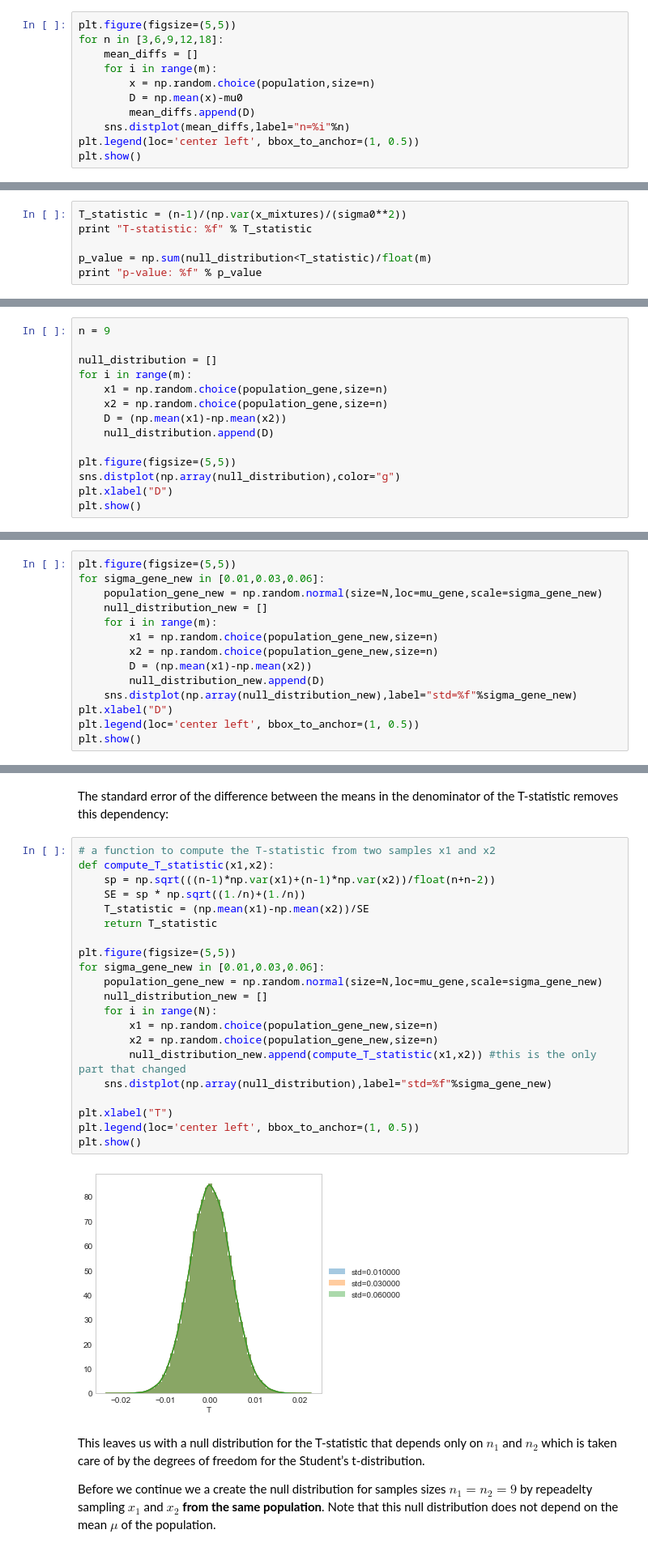
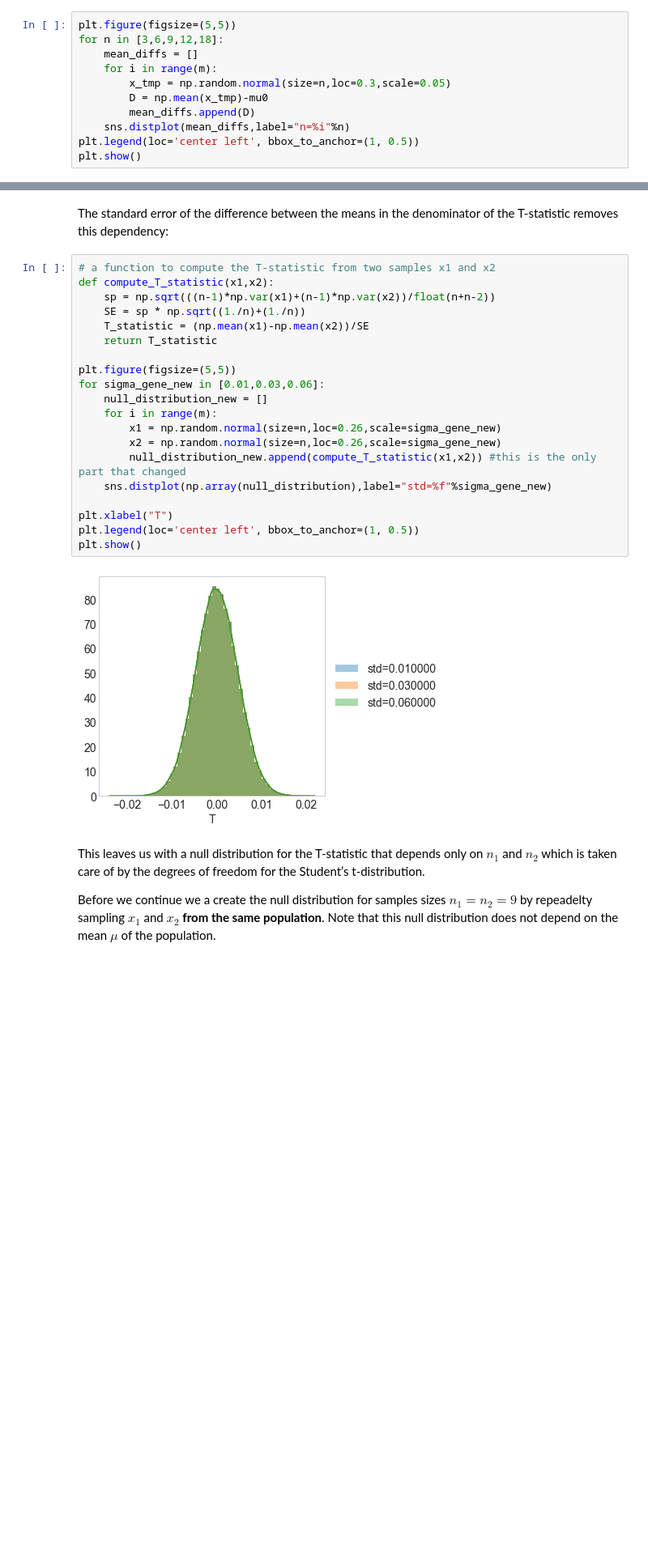
Before and after one commit to sdgroeve/D012513, a Jupyter notebook: part_II/notebook.ipynb, the cells around one changed output, grey strips where cells are left out. Shown at 81% size. Cells and saved outputs as stored; diff of their text form; blank space fills up the shorter version.

```diff
--- a/part_II/notebook.ipynb
+++ b/part_II/notebook.ipynb
@@ -119,8 +95,8 @@ plt.figure(figsize=(5,5))
 for n in [3,6,9,12,18]:
     mean_diffs = []
     for i in range(m):
-        x = np.random.choice(population,size=n)
-        D = np.mean(x)-mu0
+        x_tmp = np.random.normal(size=n,loc=0.3,scale=0.05)
+        D = np.mean(x_tmp)-mu0
         mean_diffs.append(D)
     sns.distplot(mean_diffs,label="n=%i"%n)
 plt.legend(loc='center left', bbox_to_anchor=(1, 0.5))
@@ -278,6 +245,0 @@ So, what is the probability that $\sigma^2<\sigma_0^2$? We can simply count the
-# %%
-T_statistic = (n-1)/(np.var(x_mixtures)/(sigma0**2))
-print "T-statistic: %f" % T_statistic
-
-p_value = np.sum(null_distribution<T_statistic)/float(m)
-print "p-value: %f" % p_value
@@ -334,14 +245,0 @@ We do this by repeatedly drawing $m$ times two samples with $n_1=n_2=9$ from the
-# %%
-n = 9
-
-null_distribution = []
-for i in range(m):
-    x1 = np.random.choice(population_gene,size=n)
-    x2 = np.random.choice(population_gene,size=n)
-    D = (np.mean(x1)-np.mean(x2))
-    null_distribution.append(D)
-
-plt.figure(figsize=(5,5))
-sns.distplot(np.array(null_distribution),color="g")
-plt.xlabel("D")
-plt.show()
@@ -352,14 +245,0 @@ Just as with the one sample t-test the shape of this distribution depends on the
-# %%
-plt.figure(figsize=(5,5))
-for sigma_gene_new in [0.01,0.03,0.06]:
-    population_gene_new = np.random.normal(size=N,loc=mu_gene,scale=sigma_gene_new)
-    null_distribution_new = []
-    for i in range(m):
-        x1 = np.random.choice(population_gene_new,size=n)
-        x2 = np.random.choice(population_gene_new,size=n)
-        D = (np.mean(x1)-np.mean(x2))
-        null_distribution_new.append(D)
-    sns.distplot(np.array(null_distribution_new),label="std=%f"%sigma_gene_new)
-plt.xlabel("D")
-plt.legend(loc='center left', bbox_to_anchor=(1, 0.5))
-plt.show()
@@ -370,26 +248,25 @@ The standard error of the difference between the means in the denominator of the
 # %%
 # a function to compute the T-statistic from two samples x1 and x2
 def compute_T_statistic(x1,x2):
     sp = np.sqrt(((n-1)*np.var(x1)+(n-1)*np.var(x2))/float(n+n-2))
     SE = sp * np.sqrt((1./n)+(1./n))
     T_statistic = (np.mean(x1)-np.mean(x2))/SE
     return T_statistic
 
 plt.figure(figsize=(5,5))
 for sigma_gene_new in [0.01,0.03,0.06]:
-    population_gene_new = np.random.normal(size=N,loc=mu_gene,scale=sigma_gene_new)
     null_distribution_new = []
-    for i in range(N):
-        x1 = np.random.choice(population_gene_new,size=n)
-        x2 = np.random.choice(population_gene_new,size=n)
+    for i in range(m):
+        x1 = np.random.normal(size=n,loc=0.26,scale=sigma_gene_new)
+        x2 = np.random.normal(size=n,loc=0.26,scale=sigma_gene_new)
         null_distribution_new.append(compute_T_statistic(x1,x2)) #this is the only part that changed
     sns.distplot(np.array(null_distribution),label="std=%f"%sigma_gene_new)
 
 plt.xlabel("T")
 plt.legend(loc='center left', bbox_to_anchor=(1, 0.5))
 plt.show()
 # %% [output]
-[figure, old version]
+[figure, new version]
 # %% [markdown]
 This leaves us with a null distribution for the T-statistic that depends only on $n_1$ and $n_2$ which is taken care of by the degrees of freedom for the Student’s t-distribution.
 
```
Also changed, not shown: parts of 96 cells of this notebook, 5 other files.
